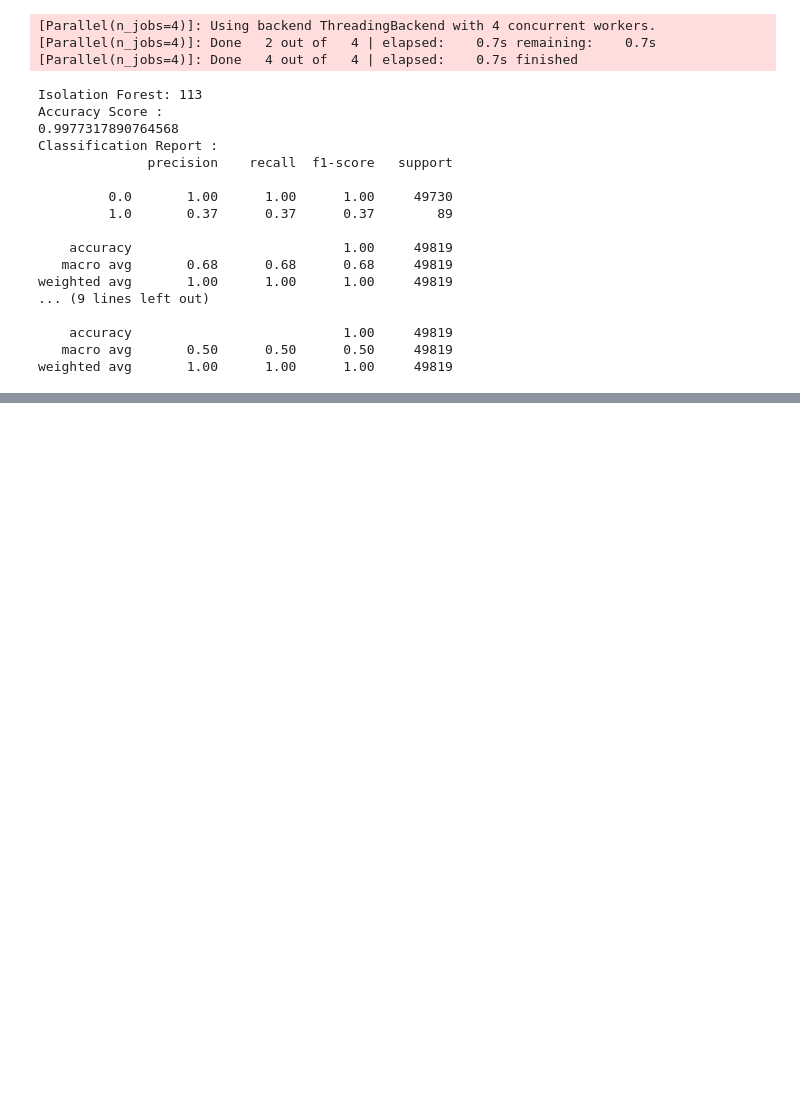
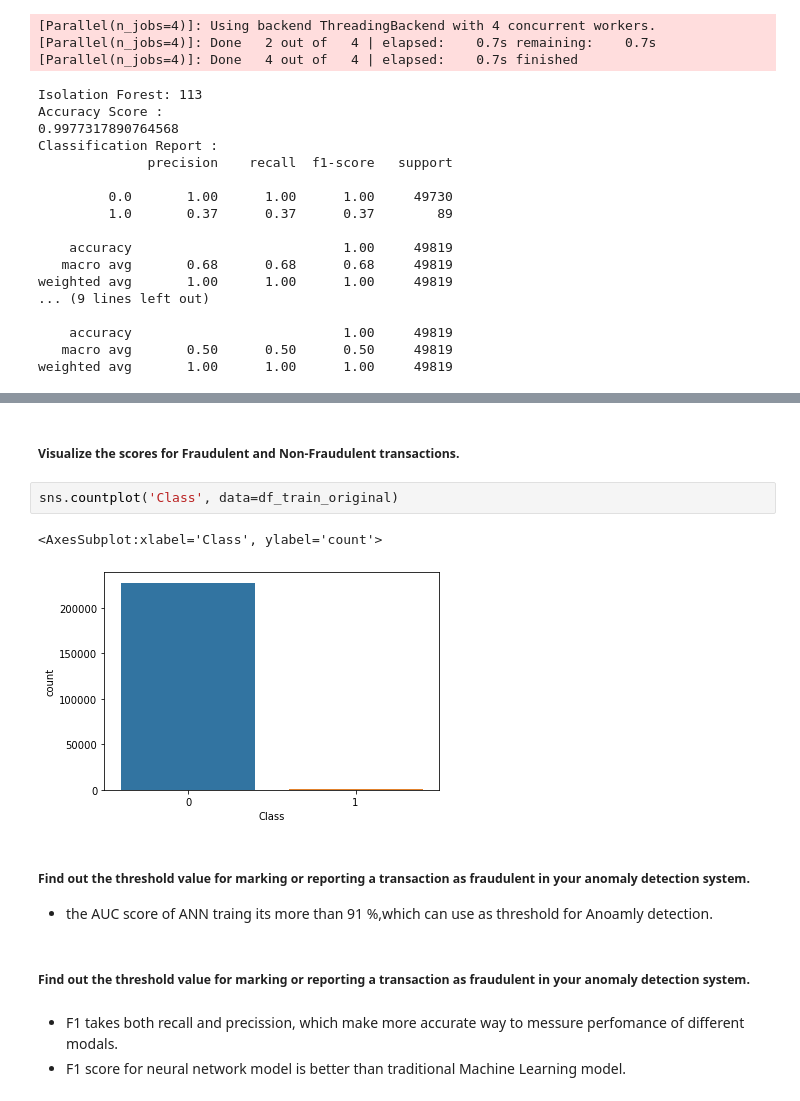
Before and after one commit to kaleshkk/AI-projects, a Jupyter notebook: Project 2/Finance.ipynb, the cells around one changed output, grey strips where cells are left out. Drawn from its saved outputs; the diff is of its cells as text; blank space fills up the shorter version.

```diff
--- a/Project 2/Finance.ipynb
+++ b/Project 2/Finance.ipynb
@@ -910,0 +927,15 @@ weighted avg       1.00      1.00      1.00     49819
+# %% [markdown]
+##### Visualize the scores for Fraudulent and Non-Fraudulent transactions.
+# %%
+sns.countplot('Class', data=df_train_original)
+# %% [output]
+<AxesSubplot:xlabel='Class', ylabel='count'>
+[figure, added]
+# %% [markdown]
+##### Find out the threshold value for marking or reporting a transaction as fraudulent in your anomaly detection system.
+- the AUC score of ANN traing its more than 91 %,which can use as threshold for Anoamly detection.
+# %% [markdown]
+##### Find out the threshold value for marking or reporting a transaction as fraudulent in your anomaly detection system.
+# %% [markdown]
+- F1 takes both recall and precission, which make more accurate way to messure perfomance of different modals.
+- F1 score for neural network model is better than traditional Machine Learning model.
```
Also changed, not shown: parts of 6 cells of this notebook, 3 other files.
